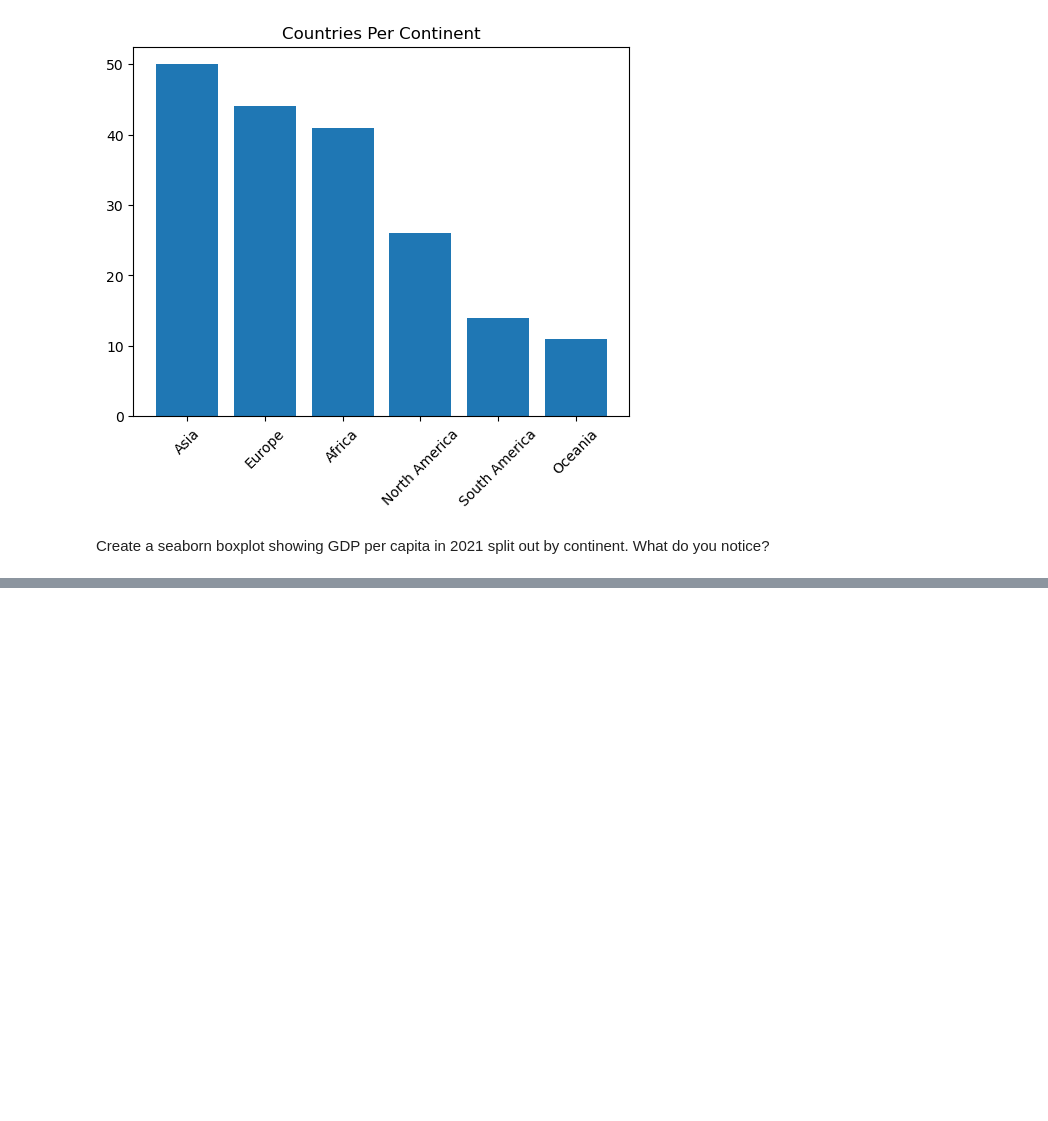
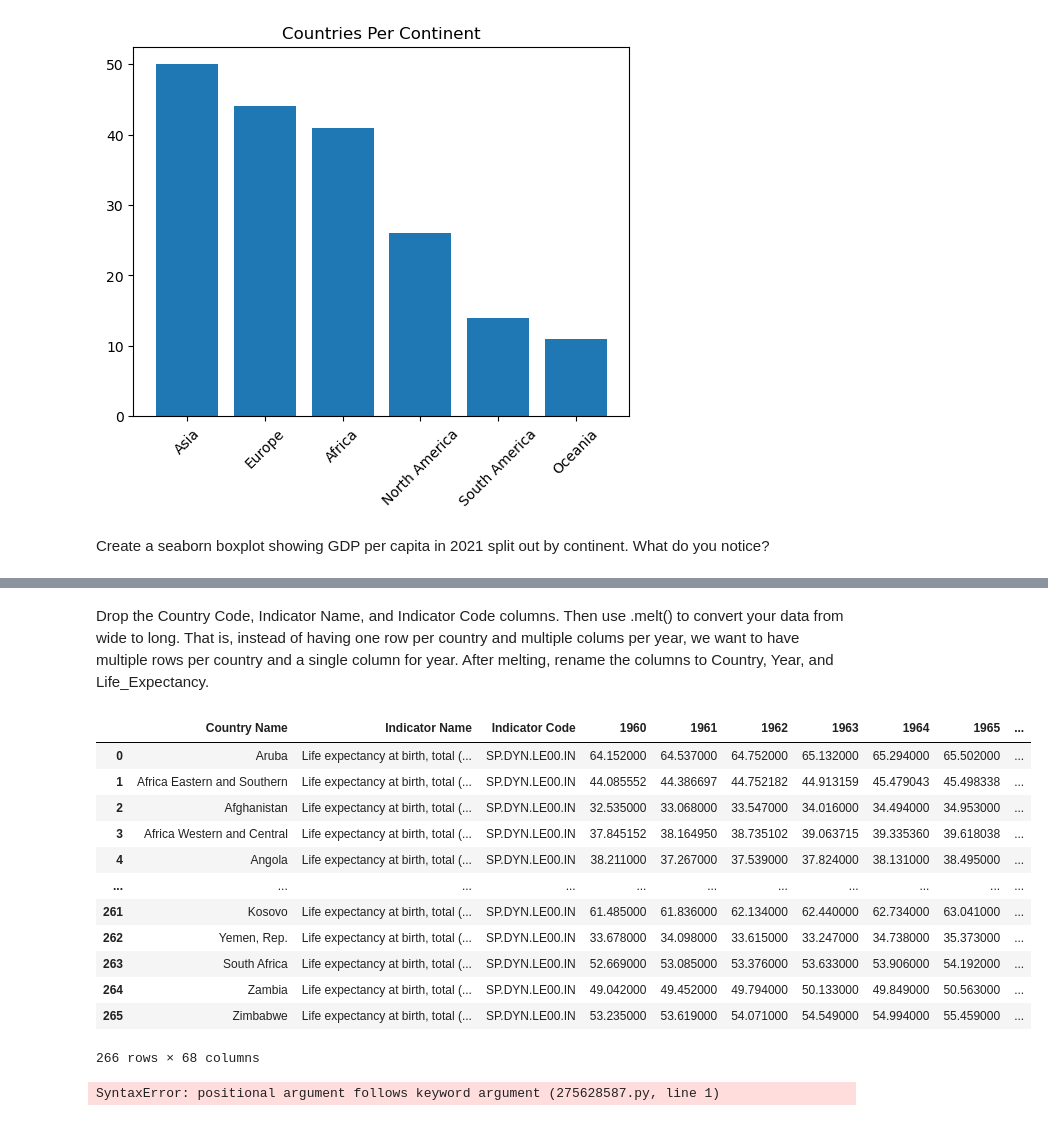
Before and after one commit to nss-data-science-cohort-8/un-exploration-Mythical-clj, a Jupyter notebook: notebooks/UN_Data_Exploration.ipynb, the cells around one changed output, grey strips where cells are left out. Saved outputs shown, nothing was run; the diff lists cells and outputs as text; code cells hidden in the pictures; blank space fills up the shorter version.

```diff
--- a/notebooks/UN_Data_Exploration.ipynb
+++ b/notebooks/UN_Data_Exploration.ipynb
@@ -230,0 +292,24 @@ NameError: name 'gdp_cont_2021' is not defined
+# %%
+life_expectancy = pd.read_csv("../data/API_SP.DYN.LE00.IN_DS2_en_csv_v2_31632.csv", skiprows = 4)
+# %% [markdown]
+Drop the Country Code, Indicator Name, and Indicator Code columns. Then use .melt() to convert your data from wide to long. That is, instead of having one row per country and multiple colums per year, we want to have multiple rows per country and a single column for year. After melting, rename the columns to Country, Year, and Life_Expectancy.
+# %%
+life_expectancy
+# %% [output]
+|  | Country Name | Indicator Name | Indicator Code | 1960 | 1961 | 1962 | 1963 | 1964 | 1965 | ... |
+| 0 | Aruba | Life expectancy at birth, total (... | SP.DYN.LE00.IN | 64.152000 | 64.537000 | 64.752000 | 65.132000 | 65.294000 | 65.502000 | ... |
+| 1 | Africa Eastern and Southern | Life expectancy at birth, total (... | SP.DYN.LE00.IN | 44.085552 | 44.386697 | 44.752182 | 44.913159 | 45.479043 | 45.498338 | ... |
+| 2 | Afghanistan | Life expectancy at birth, total (... | SP.DYN.LE00.IN | 32.535000 | 33.068000 | 33.547000 | 34.016000 | 34.494000 | 34.953000 | ... |
+| 3 | Africa Western and Central | Life expectancy at birth, total (... | SP.DYN.LE00.IN | 37.845152 | 38.164950 | 38.735102 | 39.063715 | 39.335360 | 39.618038 | ... |
+| 4 | Angola | Life expectancy at birth, total (... | SP.DYN.LE00.IN | 38.211000 | 37.267000 | 37.539000 | 37.824000 | 38.131000 | 38.495000 | ... |
+| ... | ... | ... | ... | ... | ... | ... | ... | ... | ... | ... |
+| 261 | Kosovo | Life expectancy at birth, total (... | SP.DYN.LE00.IN | 61.485000 | 61.836000 | 62.134000 | 62.440000 | 62.734000 | 63.041000 | ... |
+| 262 | Yemen, Rep. | Life expectancy at birth, total (... | SP.DYN.LE00.IN | 33.678000 | 34.098000 | 33.615000 | 33.247000 | 34.738000 | 35.373000 | ... |
+| 263 | South Africa | Life expectancy at birth, total (... | SP.DYN.LE00.IN | 52.669000 | 53.085000 | 53.376000 | 53.633000 | 53.906000 | 54.192000 | ... |
+| 264 | Zambia | Life expectancy at birth, total (... | SP.DYN.LE00.IN | 49.042000 | 49.452000 | 49.794000 | 50.133000 | 49.849000 | 50.563000 | ... |
+| 265 | Zimbabwe | Life expectancy at birth, total (... | SP.DYN.LE00.IN | 53.235000 | 53.619000 | 54.071000 | 54.549000 | 54.994000 | 55.459000 | ... |
+266 rows × 68 columns
+# %%
+life_expectancy = life_expectancy.drop(columns='Indicator Name', 'Indicator Code', axis=1)
+# %% [output]
+SyntaxError: positional argument follows keyword argument (275628587.py, line 1)
```
Also changed, not shown: parts of 14 cells of this notebook.
